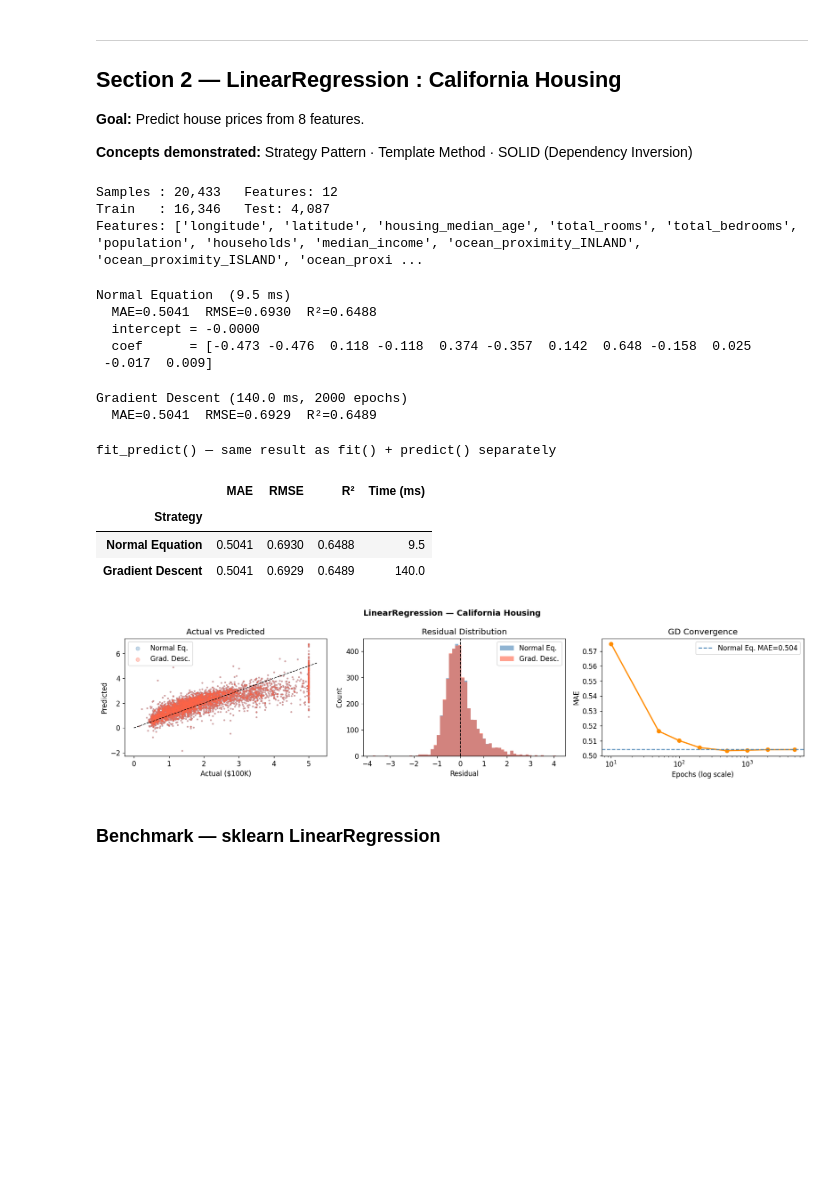
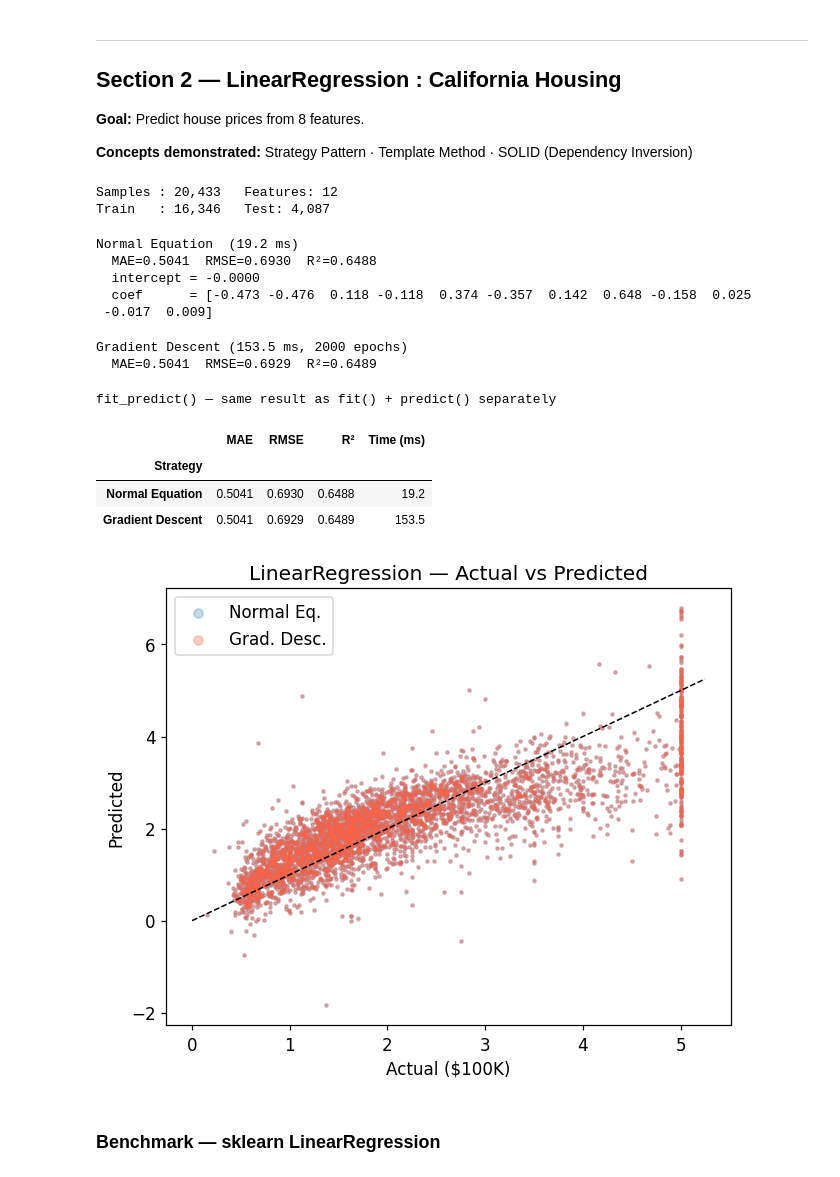
Before and after one commit to sadikbesler/coreLearn, a Jupyter notebook: coreLearn/coreLearn/examples/demo_pypi.ipynb, the cells around one changed output. Cells and saved outputs as stored; diff of their text form; code cells hidden in the pictures; blank space fills up the shorter version.

```diff
--- a/coreLearn/coreLearn/examples/demo_pypi.ipynb
+++ b/coreLearn/coreLearn/examples/demo_pypi.ipynb
@@ -197,18 +161,12 @@ plt.show()
 
 **Concepts demonstrated:** Strategy Pattern · Template Method · SOLID (Dependency Inversion)
 # %%
-HOUSING_CSV = pathlib.Path(__file__).parent / 'housing.csv' if '__file__' in dir() \
-              else pathlib.Path('housing.csv')
-
-df_h = pd.read_csv(HOUSING_CSV)
-df_h = df_h.dropna().copy()
-
-# encode categorical ocean_proximity
+df_h = pd.read_csv('housing.csv').dropna()
 df_h = pd.get_dummies(df_h, columns=['ocean_proximity'], drop_first=True)
 
 feature_names = [c for c in df_h.columns if c != 'median_house_value']
 X_h = df_h[feature_names].values.astype(float)
-y_h = (df_h['median_house_value'].values / 100_000).astype(float)  # scale to $100K units
+y_h = (df_h['median_house_value'].values / 100_000).astype(float)
 
 X_tr_h, X_te_h, y_tr_h, y_te_h = train_test_split(X_h, y_h, test_size=0.2, random_state=42)
 
@@ -219,11 +177,9 @@ y_tr_sc_h  = sc_y.fit_transform(y_tr_h.reshape(-1, 1)).ravel()
 
 print(f'Samples : {X_h.shape[0]:,}   Features: {X_h.shape[1]}')
 print(f'Train   : {len(X_tr_h):,}   Test: {len(X_te_h):,}')
-print(f'Features: {feature_names}')
 # %% [output]
 Samples : 20,433   Features: 12
 Train   : 16,346   Test: 4,087
-Features: ['longitude', 'latitude', 'housing_median_age', 'total_rooms', 'total_bedrooms', 'population', 'households', 'median_income', 'ocean_proximity_INLAND', 'ocean_proximity_ISLAND', 'ocean_proxi ...
 # %%
 # ── Strategy Pattern: swap optimiser by passing a string ──
 
@@ -243,7 +199,7 @@ print(f'  MAE={ne_metrics["mae"]:.4f}  RMSE={ne_metrics["rmse"]:.4f}  R²={ne_r2
 print(f'  intercept = {lr_ne.intercept_:.4f}')
 print(f'  coef      = {np.round(lr_ne.coef_, 3)}')
 # %% [output]
-Normal Equation  (9.5 ms)
+Normal Equation  (19.2 ms)
   MAE=0.5041  RMSE=0.6930  R²=0.6488
   intercept = -0.0000
   coef      = [-0.473 -0.476  0.118 -0.118  0.374 -0.357  0.142  0.648 -0.158  0.025
@@ -263,7 +219,7 @@ gd_r2 = 1 - np.sum((y_te_h - preds_gd)**2) / np.sum((y_te_h - y_te_h.mean())**2)
 print(f'Gradient Descent ({t_gd*1000:.1f} ms, 2000 epochs)')
 print(f'  MAE={gd_metrics["mae"]:.4f}  RMSE={gd_metrics["rmse"]:.4f}  R²={gd_r2:.4f}')
 # %% [output]
-Gradient Descent (140.0 ms, 2000 epochs)
+Gradient Descent (153.5 ms, 2000 epochs)
   MAE=0.5041  RMSE=0.6929  R²=0.6489
 # %%
 # ── Template Method: fit_predict() inherited from BaseModel ──
@@ -285,49 +241,22 @@ display(summary.round(4))
 fit_predict() — same result as fit() + predict() separately
 |  | MAE | RMSE | R² | Time (ms) |
 | Strategy |  |  |  |  |
-| Normal Equation | 0.5041 | 0.6930 | 0.6488 | 9.5 |
-| Gradient Descent | 0.5041 | 0.6929 | 0.6489 | 140.0 |
+| Normal Equation | 0.5041 | 0.6930 | 0.6488 | 19.2 |
+| Gradient Descent | 0.5041 | 0.6929 | 0.6489 | 153.5 |
 # %%
-fig, axes = plt.subplots(1, 3, figsize=(16, 4))
+fig, ax = plt.subplots(figsize=(6, 5))
 
-# Actual vs Predicted
-ax = axes[0]
 ax.scatter(y_te_h, preds_ne, s=4, alpha=0.3, color='steelblue', label='Normal Eq.')
 ax.scatter(y_te_h, preds_gd, s=4, alpha=0.3, color='tomato',    label='Grad. Desc.')
 lims = [0, y_te_h.max() * 1.05]
 ax.plot(lims, lims, 'k--', lw=1)
-ax.set(xlabel='Actual ($100K)', ylabel='Predicted', title='Actual vs Predicted')
+ax.set(xlabel='Actual ($100K)', ylabel='Predicted',
+       title='LinearRegression — Actual vs Predicted')
 ax.legend(markerscale=3)
-
-# Residuals
-ax = axes[1]
-ax.hist(y_te_h - preds_ne, bins=60, alpha=0.6, color='steelblue', label='Normal Eq.')
-ax.hist(y_te_h - preds_gd, bins=60, alpha=0.6, color='tomato',    label='Grad. Desc.')
-ax.axvline(0, color='k', lw=1.2, ls='--')
-ax.set(xlabel='Residual', ylabel='Count', title='Residual Distribution')
-ax.legend()
-
-# GD Convergence
-epoch_list = [10, 50, 100, 200, 500, 1000, 2000, 5000]
-mae_hist = []
-for ep in epoch_list:
-    m = LinearRegression(strategy='gradient_descent', learning_rate=0.1, epochs=ep)
-    m.fit(X_tr_sc_h.tolist(), y_tr_sc_h.tolist())
-    p = sc_y.inverse_transform(np.array(m.predict(X_te_sc_h.tolist())).reshape(-1,1)).ravel()
-    mae_hist.append(mae(y_te_h.tolist(), p.tolist()))
-
-ax = axes[2]
-ax.semilogx(epoch_list, mae_hist, 'o-', color='darkorange', lw=2)
-ax.axhline(ne_metrics['mae'], color='steelblue', ls='--', lw=1.5,
-           label=f'Normal Eq. MAE={ne_metrics["mae"]:.3f}')
-ax.set(xlabel='Epochs (log scale)', ylabel='MAE', title='GD Convergence')
-ax.legend()
-
-plt.suptitle('LinearRegression — California Housing', fontsize=13, fontweight='bold')
 plt.tight_layout()
 plt.show()
 # %% [output]
-[figure, old version]
+[figure, new version]
 # %% [markdown]
 ### Benchmark — sklearn LinearRegression
 # %%
```
Also changed, not shown: parts of 5 cells of this notebook.
